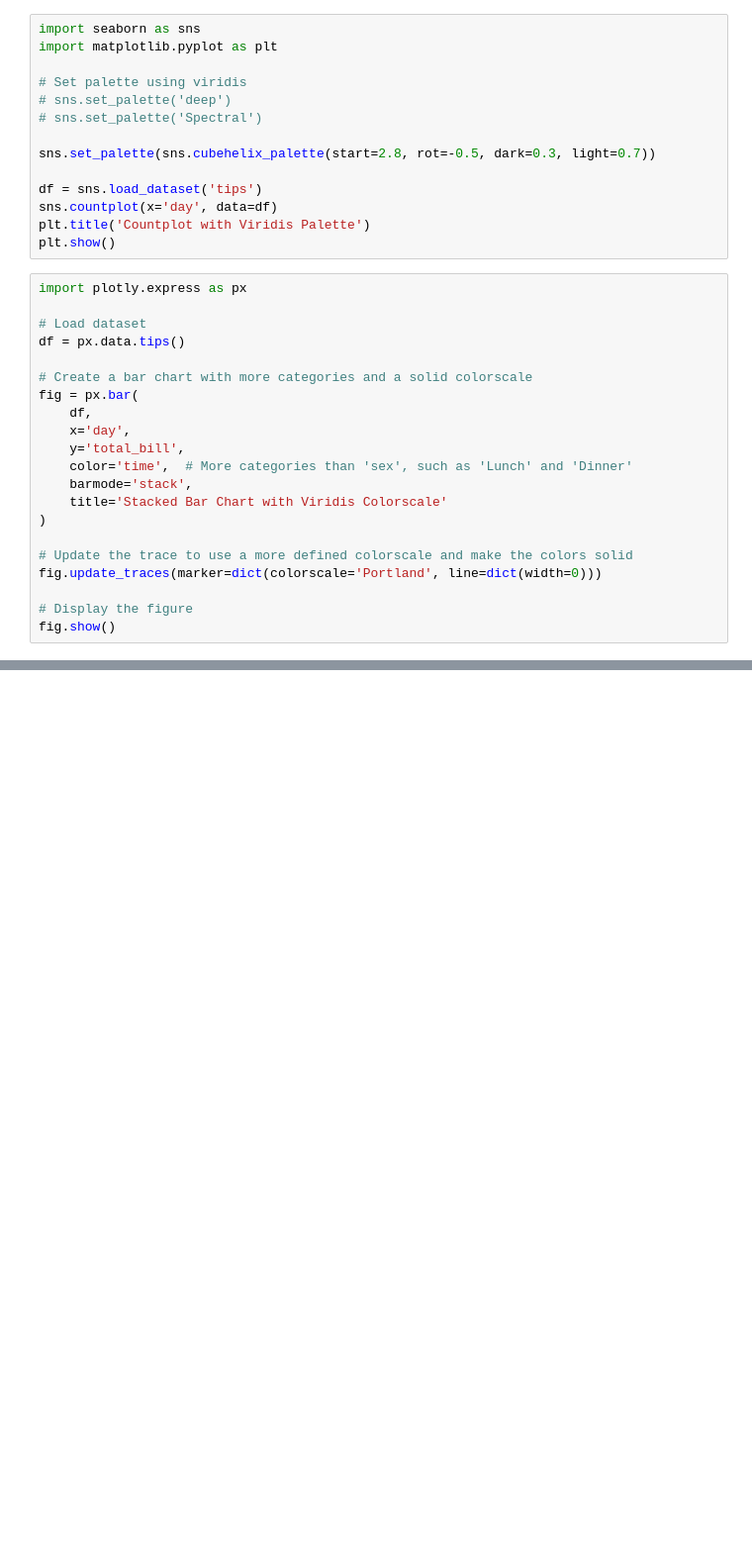
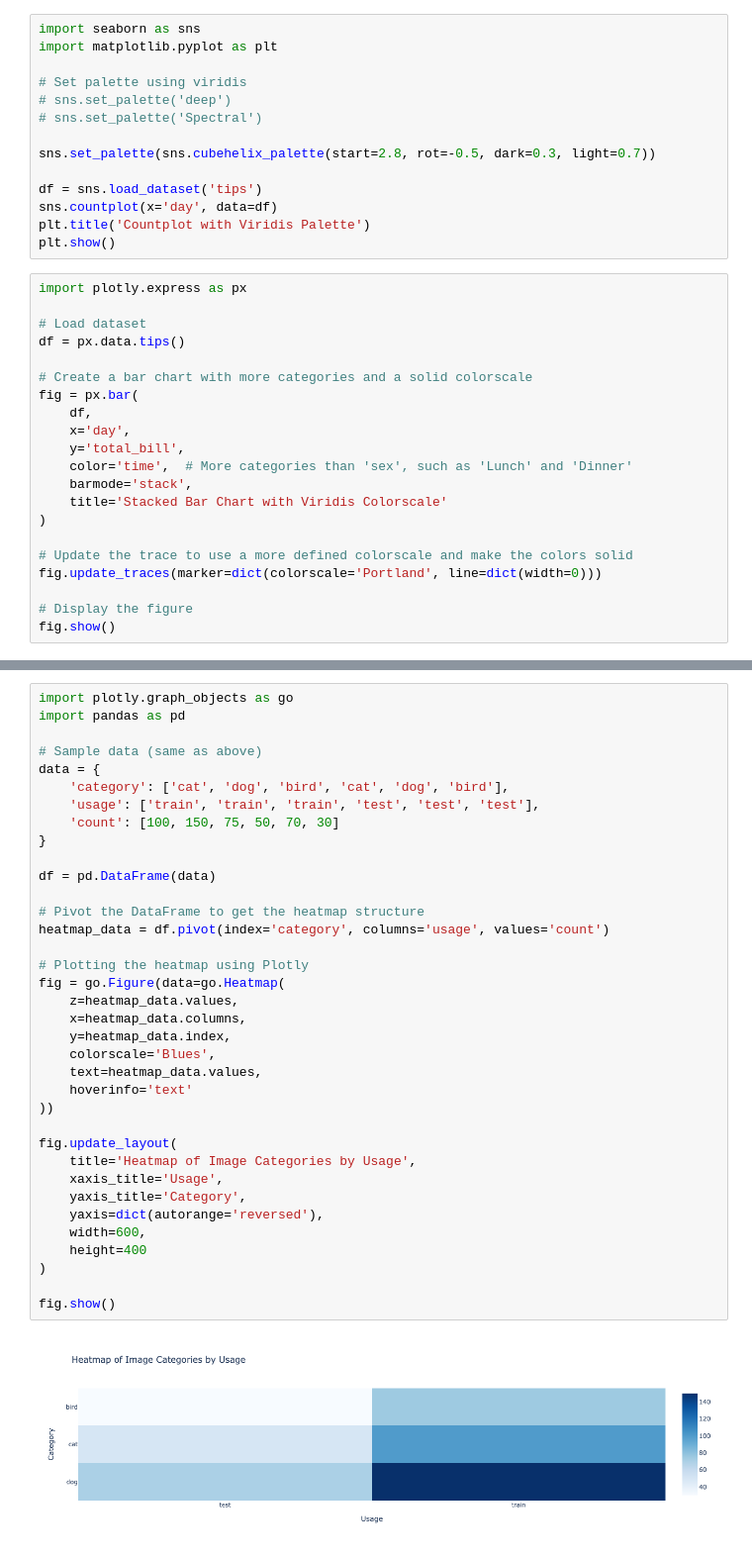
Before and after one commit to dlumian/EmotionFaceClassifier, a Jupyter notebook: notebooks/scratch_pad.ipynb, the cells around one changed output, grey strips where cells are left out. Shown at 99% size. Cells and saved outputs as stored; diff of their text form; blank space fills up the shorter version.

```diff
--- a/notebooks/scratch_pad.ipynb
+++ b/notebooks/scratch_pad.ipynb
@@ -35,0 +99,38 @@ fig.show()
+# %%
+import plotly.graph_objects as go
+import pandas as pd
+
+# Sample data (same as above)
+data = {
+    'category': ['cat', 'dog', 'bird', 'cat', 'dog', 'bird'],
+    'usage': ['train', 'train', 'train', 'test', 'test', 'test'],
+    'count': [100, 150, 75, 50, 70, 30]
+}
+
+df = pd.DataFrame(data)
+
+# Pivot the DataFrame to get the heatmap structure
+heatmap_data = df.pivot(index='category', columns='usage', values='count')
+
+# Plotting the heatmap using Plotly
+fig = go.Figure(data=go.Heatmap(
+    z=heatmap_data.values,
+    x=heatmap_data.columns,
+    y=heatmap_data.index,
+    colorscale='Blues',
+    text=heatmap_data.values,
+    hoverinfo='text'
+))
+
+fig.update_layout(
+    title='Heatmap of Image Categories by Usage',
+    xaxis_title='Usage',
+    yaxis_title='Category',
+    yaxis=dict(autorange='reversed'),
+    width=600,
+    height=400
+)
+
+fig.show()
+# %% [output]
+[figure, added]
```
Also changed, not shown: parts of 10 cells of this notebook, 4 other files.
